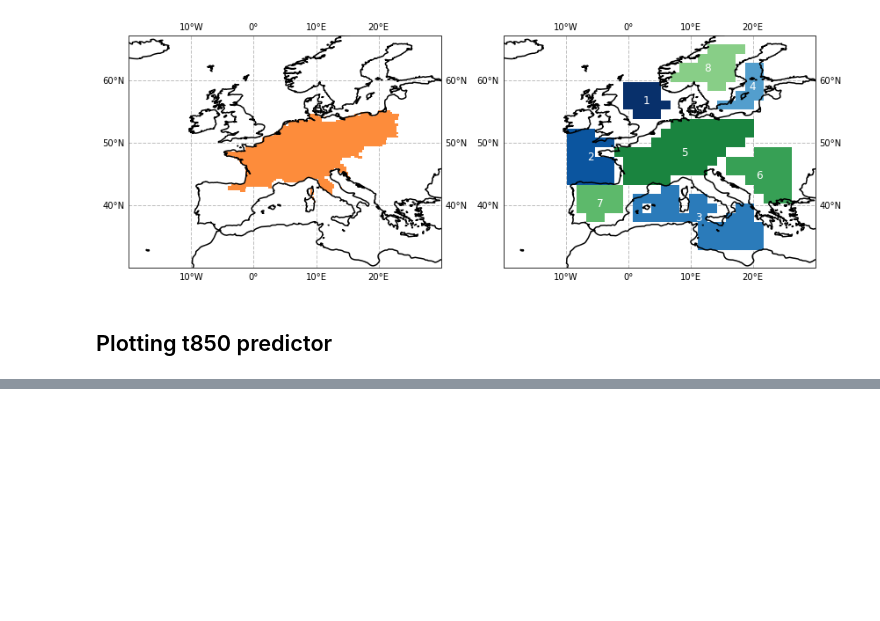
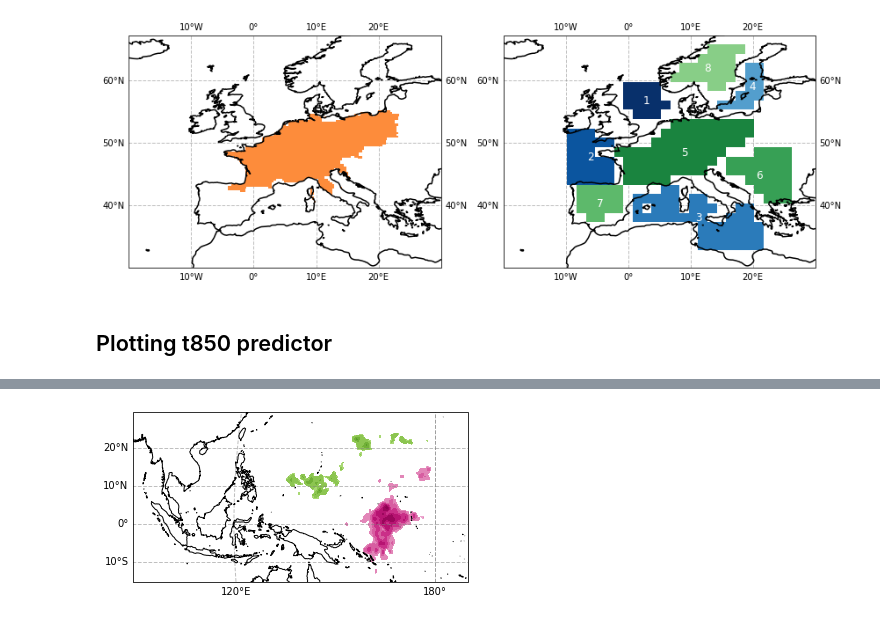
Before and after one commit to chiemvs/SubSeas, a Jupyter notebook: Custom_clusters.ipynb, the cells around one changed output, grey strips where cells are left out. Cells and saved outputs as stored; diff of their text form; code cells hidden in the pictures; blank space fills up the shorter version.

```diff
--- a/Custom_clusters.ipynb
+++ b/Custom_clusters.ipynb
@@ -227,0 +242,21 @@ plt.savefig(os.path.expanduser('~/Pictures/t850_region.pdf'))
+# %%
+proj_crs = ccrs.Robinson(central_longitude=180)
+array_crs = ccrs.PlateCarree()
+fig, ax = plt.subplots(subplot_kw = {'projection':proj_crs}, figsize = (6,5))
+
+ax.set_extent((90,-170,-10,20))
+X, Y = np.meshgrid(corrpattern.longitude, corrpattern.latitude)
+fill_c = ax.contourf(X, Y, corrpattern.values, levels = 20, transform = array_crs,
+           zorder = 0, vmin = -0.25, vmax = 0.25, cmap = 'PiYG_r')
+ax.coastlines(zorder = 2, lw = 1)
+
+gl = ax.gridlines(draw_labels=True, zorder = 1, dms=True, x_inline=False, y_inline=False, crs = ccrs.PlateCarree(),
+              linewidth=1, color='gray', alpha=0.5, linestyle='--')
+gl.top_labels = False
+gl.left_labels = True
+gl.right_labels = False
+#fig.colorbar(fill_c, ax = ax, location = 'bottom', label = 'correlation')
+#plt.savefig(os.path.expanduser('~/Pictures/westpacif_correlation.png'), dpi = 130)
+plt.savefig(os.path.expanduser('~/Pictures/westpacif_correlation.pdf'))
+# %% [output]
+[figure, added]
```
Also changed, not shown: parts of 5 cells of this notebook, 1 other file.
